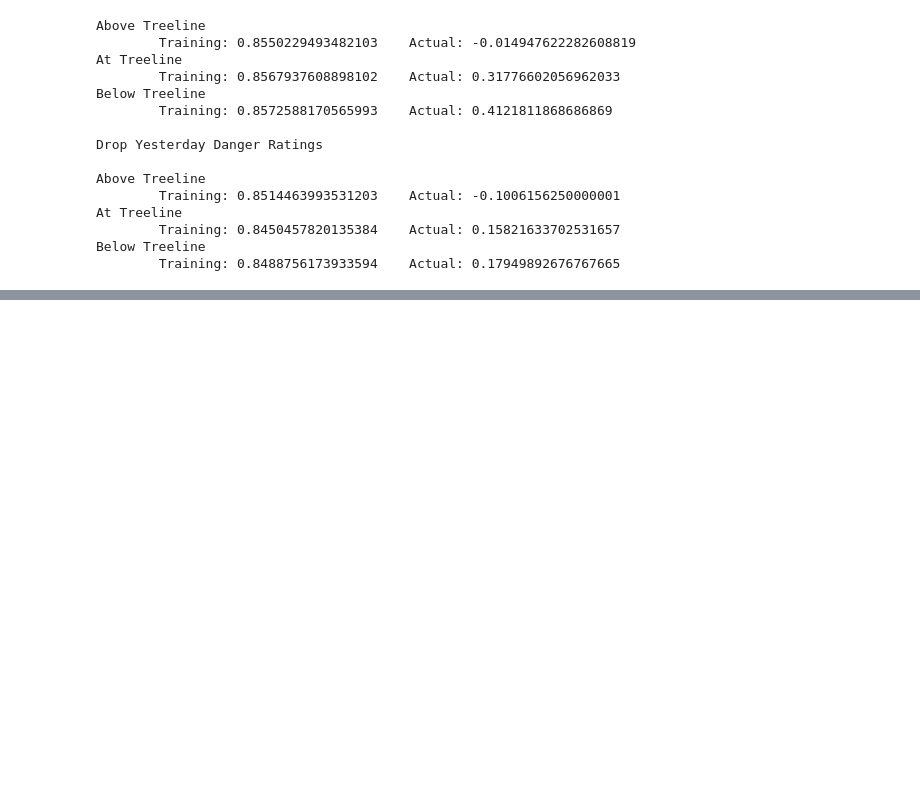
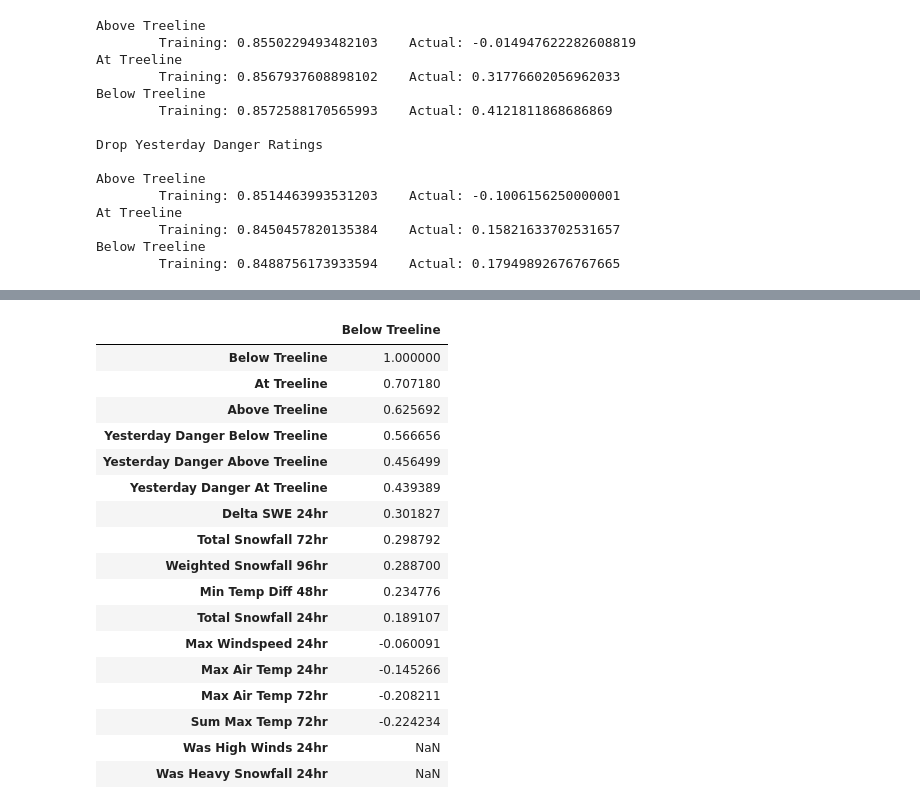
Before and after one commit to itsjpb/470-avalanche-prediction, a Jupyter notebook: jupyter/test_correlation_with_elevation.ipynb, the cells around one changed output, grey strips where cells are left out. Saved outputs shown, nothing was run; the diff lists cells and outputs as text; code cells hidden in the pictures; blank space fills up the shorter version.

```diff
--- a/jupyter/test_correlation_with_elevation.ipynb
+++ b/jupyter/test_correlation_with_elevation.ipynb
@@ -64,0 +126,21 @@ Below Treeline
+# %%
+df.corr()[['Below Treeline']].sort_values(by='Below Treeline', ascending=False)
+# %% [output]
+|  | Below Treeline |
+| Below Treeline | 1.000000 |
+| At Treeline | 0.707180 |
+| Above Treeline | 0.625692 |
+| Yesterday Danger Below Treeline | 0.566656 |
+| Yesterday Danger Above Treeline | 0.456499 |
+| Yesterday Danger At Treeline | 0.439389 |
+| Delta SWE 24hr | 0.301827 |
+| Total Snowfall 72hr | 0.298792 |
+| Weighted Snowfall 96hr | 0.288700 |
+| Min Temp Diff 48hr | 0.234776 |
+| Total Snowfall 24hr | 0.189107 |
+| Max Windspeed 24hr | -0.060091 |
+| Max Air Temp 24hr | -0.145266 |
+| Max Air Temp 72hr | -0.208211 |
+| Sum Max Temp 72hr | -0.224234 |
+| Was High Winds 24hr | NaN |
+| Was Heavy Snowfall 24hr | NaN |
```
Also changed, not shown: parts of 4 cells of this notebook.
